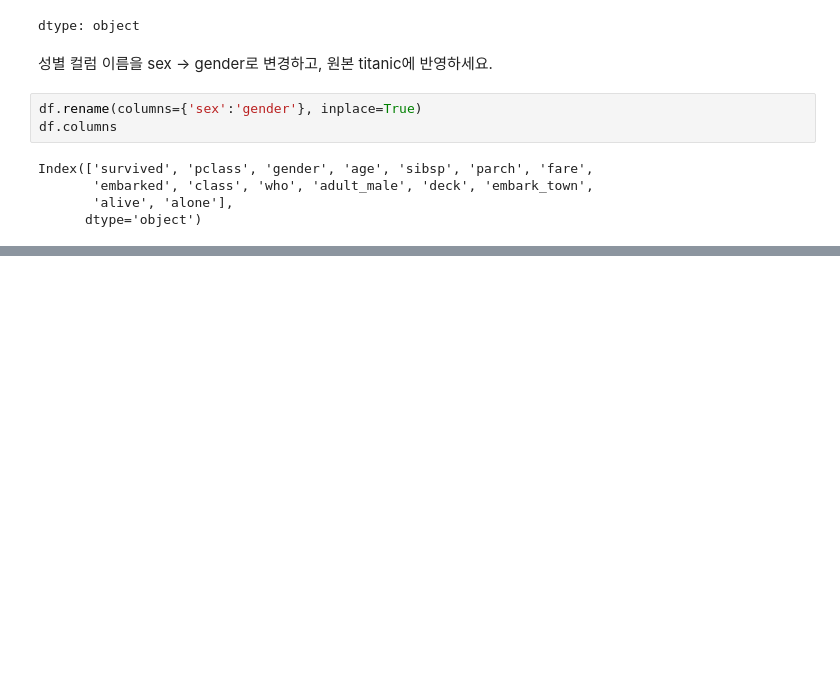
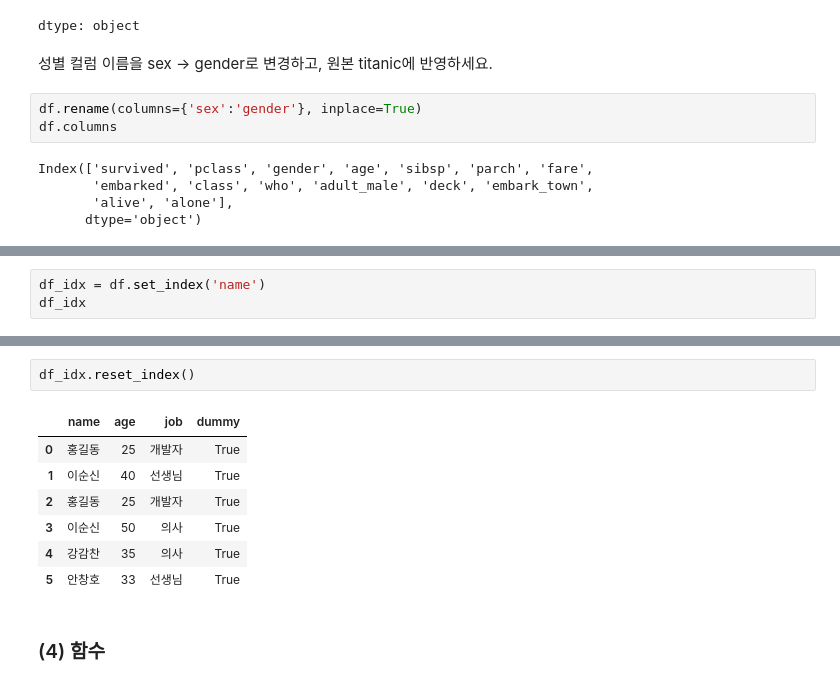
Before and after one commit to daragi/TIL, a Jupyter notebook: python_DA/day03/data_update.ipynb, the cells around one changed output, grey strips where cells are left out. Saved outputs shown, nothing was run; the diff lists cells and outputs as text; blank space fills up the shorter version.

```diff
--- a/python_DA/day03/data_update.ipynb
+++ b/python_DA/day03/data_update.ipynb
@@ -287,0 +350,3 @@ Index(['survived', 'pclass', 'gender', 'age', 'sibsp', 'parch', 'fare',
+# %%
+df_idx = df.set_index('name')
+df_idx
@@ -287,0 +369,12 @@ Index(['survived', 'pclass', 'gender', 'age', 'sibsp', 'parch', 'fare',
+# %%
+df_idx.reset_index()
+# %% [output]
+|  | name | age | job | dummy |
+| 0 | 홍길동 | 25 | 개발자 | True |
+| 1 | 이순신 | 40 | 선생님 | True |
+| 2 | 홍길동 | 25 | 개발자 | True |
+| 3 | 이순신 | 50 | 의사 | True |
+| 4 | 강감찬 | 35 | 의사 | True |
+| 5 | 안창호 | 33 | 선생님 | True |
+# %% [markdown]
+### (4) 함수
```
Also changed, not shown: parts of 14 cells of this notebook, 1 other file.
